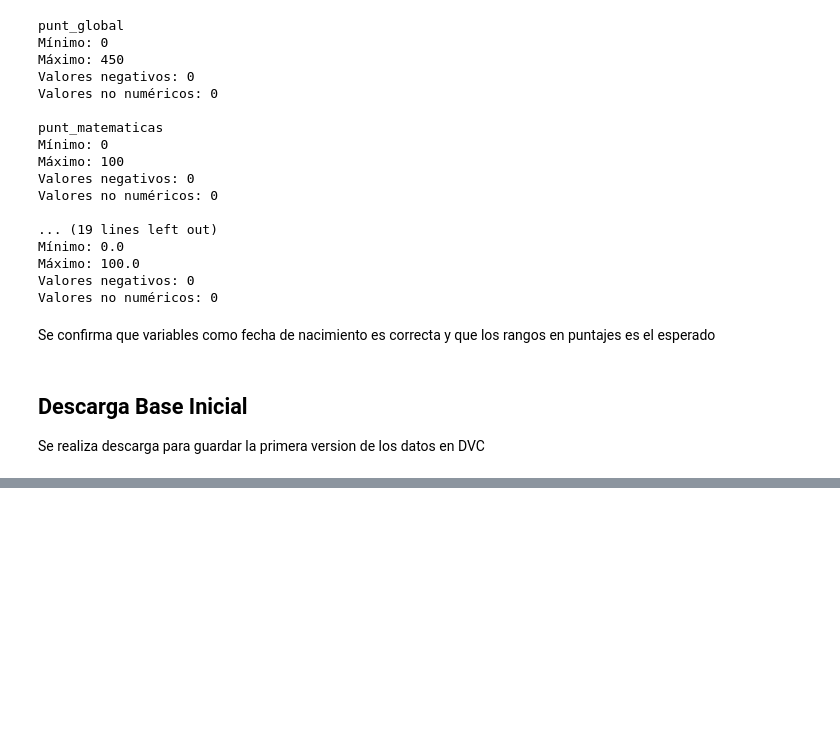
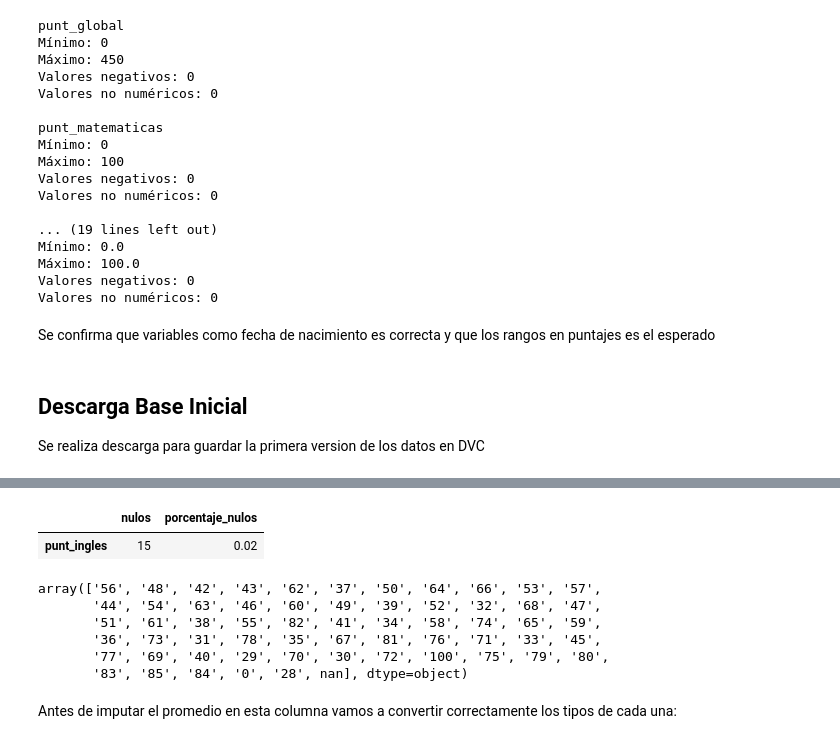
Before and after one commit to kcaicedor/despliegue_icfes, a Jupyter notebook: icfes.ipynb, the cells around one changed output, grey strips where cells are left out. Saved outputs shown, nothing was run; the diff lists cells and outputs as text; code cells hidden in the pictures; blank space fills up the shorter version.

```diff
--- a/icfes.ipynb
+++ b/icfes.ipynb
@@ -328,0 +458,3 @@ df.to_csv("Saber11_2022.csv", index=False, encoding = "utf-8-sig")
+# %%
+for columna in dffinal.columns:
+    print(columna)
@@ -328,0 +547,38 @@ df.to_csv("Saber11_2022.csv", index=False, encoding = "utf-8-sig")
+# %%
+if "fami_cuartoshogar" in dffinal.columns:
+    reemplazos_cuartos = {"Seis": "Seis o más","Siete": "Seis o más","Ocho": "Seis o más","Nueve": "Seis o más","Diez o más": "Seis o más"}
+    dffinal["fami_cuartoshogar"] = (dffinal["fami_cuartoshogar"].replace(reemplazos_cuartos))
+
+
+# Agrupar tamaños del hogar.
+if "fami_personashogar" in dffinal.columns:
+    reemplazos_personas = {"Una": "1 a 2","Dos": "1 a 2","Tres": "3 a 4","Cuatro": "3 a 4","Cinco": "5 a 6","Seis": "5 a 6","Siete": "7 a 8","Ocho": "7 a 8","Nueve": "9 o más","Diez": "9 o más","Once": "9 o más","Doce o más": "9 o más"}
+
+    dffinal["fami_personashogar"] = (dffinal["fami_personashogar"].replace(reemplazos_personas))
+# %%
+resumen_nulos = pd.DataFrame({
+    "nulos": dffinal.isna().sum(),
+    "porcentaje_nulos": (dffinal.isna().mean() * 100).round(2)
+})
+
+resumen_nulos = resumen_nulos.query("nulos > 0")
+resumen_nulos = resumen_nulos.sort_values(
+    "porcentaje_nulos",
+    ascending=False
+)
+
+display(resumen_nulos)
+# %% [output]
+|  | nulos | porcentaje_nulos |
+| punt_ingles | 15 | 0.02 |
+# %%
+display(dffinal["punt_ingles"].unique())
+# %% [output]
+array(['56', '48', '42', '43', '62', '37', '50', '64', '66', '53', '57',
+       '44', '54', '63', '46', '60', '49', '39', '52', '32', '68', '47',
+       '51', '61', '38', '55', '82', '41', '34', '58', '74', '65', '59',
+       '36', '73', '31', '78', '35', '67', '81', '76', '71', '33', '45',
+       '77', '69', '40', '29', '70', '30', '72', '100', '75', '79', '80',
+       '83', '85', '84', '0', '28', nan], dtype=object)
+# %% [markdown]
+Antes de imputar el promedio  en esta columna vamos a convertir correctamente los tipos de cada una:
```
Also changed, not shown: parts of 30 cells of this notebook.
